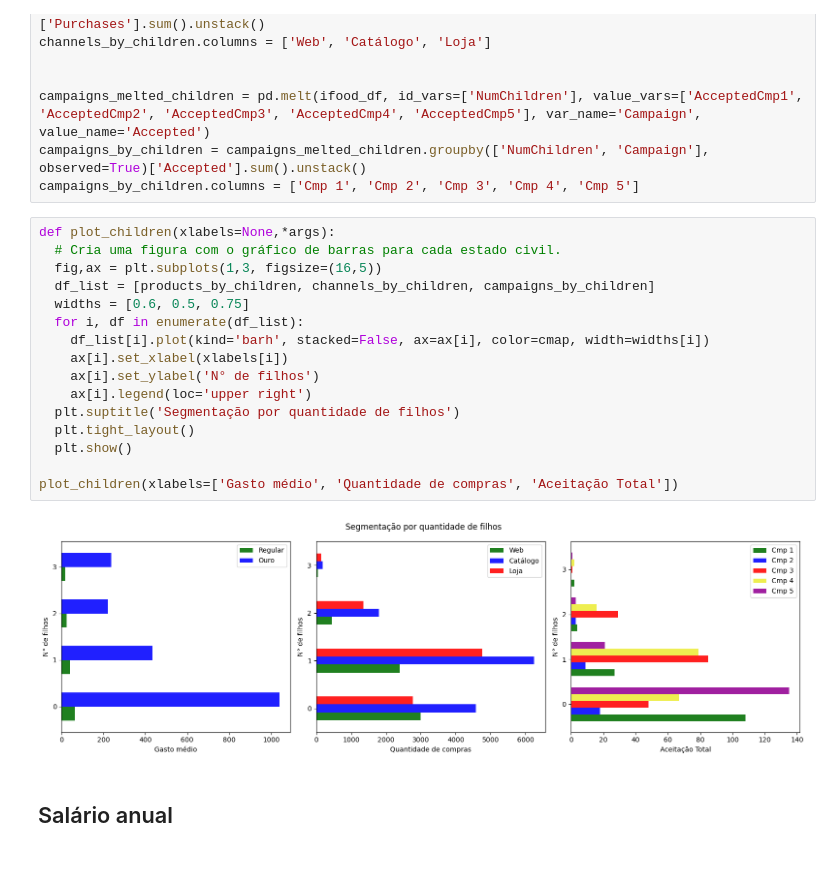
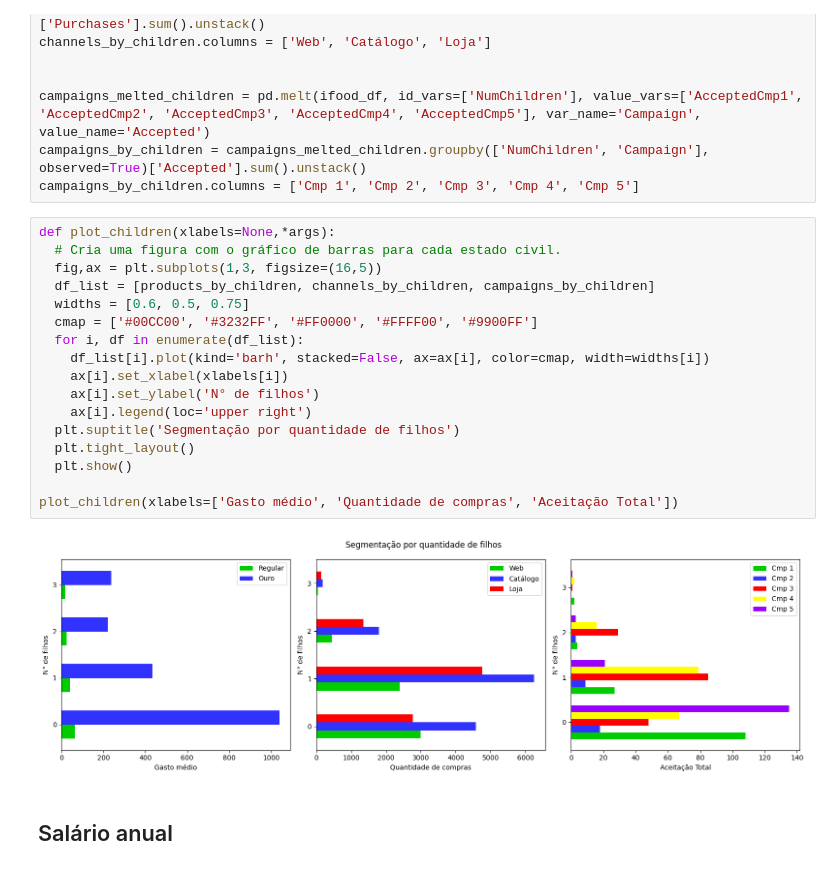
Before and after one commit to victoriaprestes/ifood-data-analyst-case, a Jupyter notebook: iFood_Data_Analyst_Case_An_Exploratory_Analysis.ipynb, the cells around one changed output. Saved outputs shown, nothing was run; the diff lists cells and outputs as text.

```diff
--- a/iFood_Data_Analyst_Case_An_Exploratory_Analysis.ipynb
+++ b/iFood_Data_Analyst_Case_An_Exploratory_Analysis.ipynb
@@ -461,21 +464,22 @@ campaigns_by_children.columns = ['Cmp 1', 'Cmp 2', 'Cmp 3', 'Cmp 4', 'Cmp 5']
 # %%
 def plot_children(xlabels=None,*args):
   # Cria uma figura com o gráfico de barras para cada estado civil.
   fig,ax = plt.subplots(1,3, figsize=(16,5))
   df_list = [products_by_children, channels_by_children, campaigns_by_children]
   widths = [0.6, 0.5, 0.75]
+  cmap = ['#00CC00', '#3232FF', '#FF0000', '#FFFF00', '#9900FF']
   for i, df in enumerate(df_list):
     df_list[i].plot(kind='barh', stacked=False, ax=ax[i], color=cmap, width=widths[i])
     ax[i].set_xlabel(xlabels[i])
     ax[i].set_ylabel('N° de filhos')
     ax[i].legend(loc='upper right')
   plt.suptitle('Segmentação por quantidade de filhos')
   plt.tight_layout()
   plt.show()
 
 plot_children(xlabels=['Gasto médio', 'Quantidade de compras', 'Aceitação Total'])
 # %% [output]
-[figure, old version]
+[figure, new version]
 # %% [markdown]
 ## Salário anual
 # %%
```
Also changed, not shown: parts of 5 cells of this notebook.
